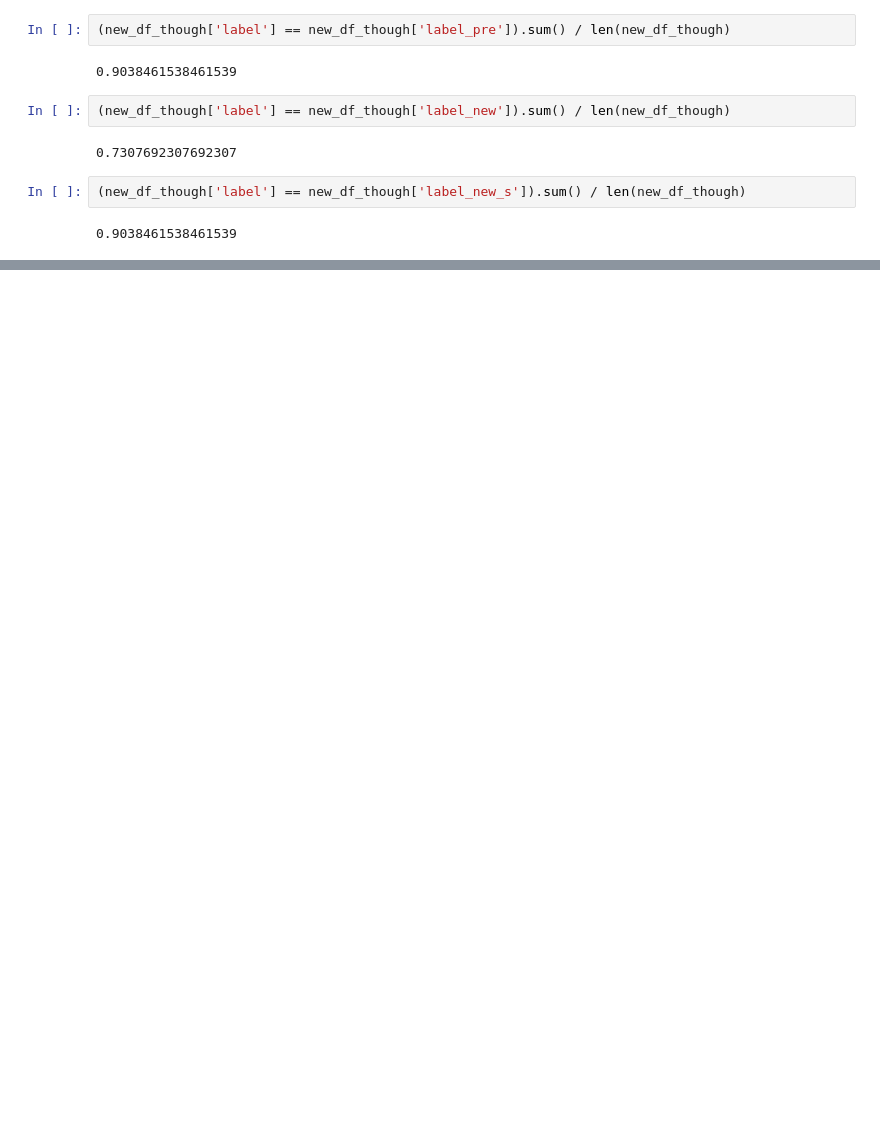
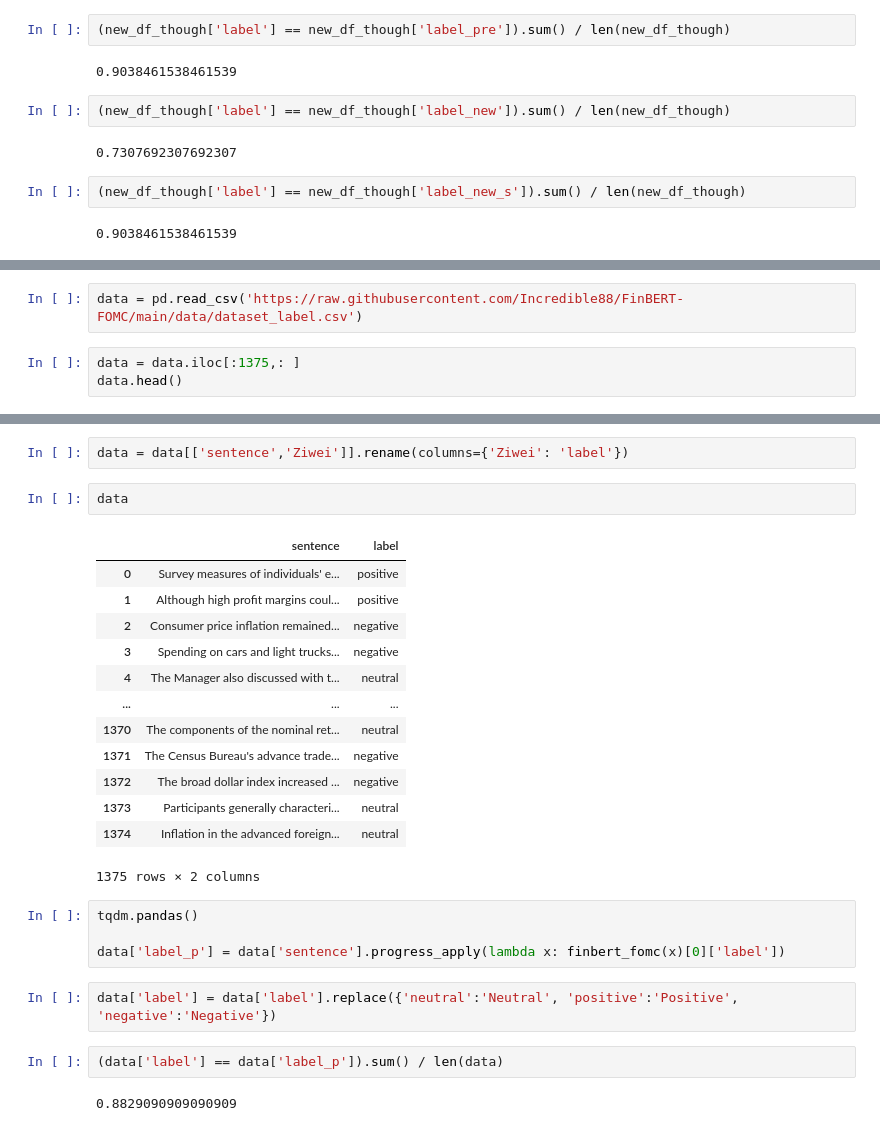
Before and after one commit to Incredible88/FinBERT-FOMC, a Jupyter notebook: Finbert-finetuned.ipynb, the cells around one changed output, grey strips where cells are left out. Drawn from its saved outputs; the diff is of its cells as text; blank space fills up the shorter version.

```diff
--- a/Finbert-finetuned.ipynb
+++ b/Finbert-finetuned.ipynb
@@ -748,0 +777,5 @@ plt.show()
+# %%
+data = pd.read_csv('https://raw.githubusercontent.com/Incredible88/FinBERT-FOMC/main/data/dataset_label.csv')
+# %%
+data = data.iloc[:1375,: ]
+data.head()
@@ -748,0 +789,28 @@ plt.show()
+# %%
+data = data[['sentence','Ziwei']].rename(columns={'Ziwei': 'label'})
+# %%
+data
+# %% [output]
+|  | sentence | label |
+| 0 | Survey measures of individuals' e... | positive |
+| 1 | Although high profit margins coul... | positive |
+| 2 | Consumer price inflation remained... | negative |
+| 3 | Spending on cars and light trucks... | negative |
+| 4 | The Manager also discussed with t... | neutral |
+| ... | ... | ... |
+| 1370 | The components of the nominal ret... | neutral |
+| 1371 | The Census Bureau's advance trade... | negative |
+| 1372 | The broad dollar index increased ... | negative |
+| 1373 | Participants generally characteri... | neutral |
+| 1374 | Inflation in the advanced foreign... | neutral |
+1375 rows × 2 columns
+# %%
+tqdm.pandas()
+
+data['label_p'] = data['sentence'].progress_apply(lambda x: finbert_fomc(x)[0]['label'])
+# %%
+data['label'] = data['label'].replace({'neutral':'Neutral', 'positive':'Positive', 'negative':'Negative'})
+# %%
+(data['label'] == data['label_p']).sum() / len(data)
+# %% [output]
+0.8829090909090909
```
Also changed, not shown: parts of 12 cells of this notebook.
